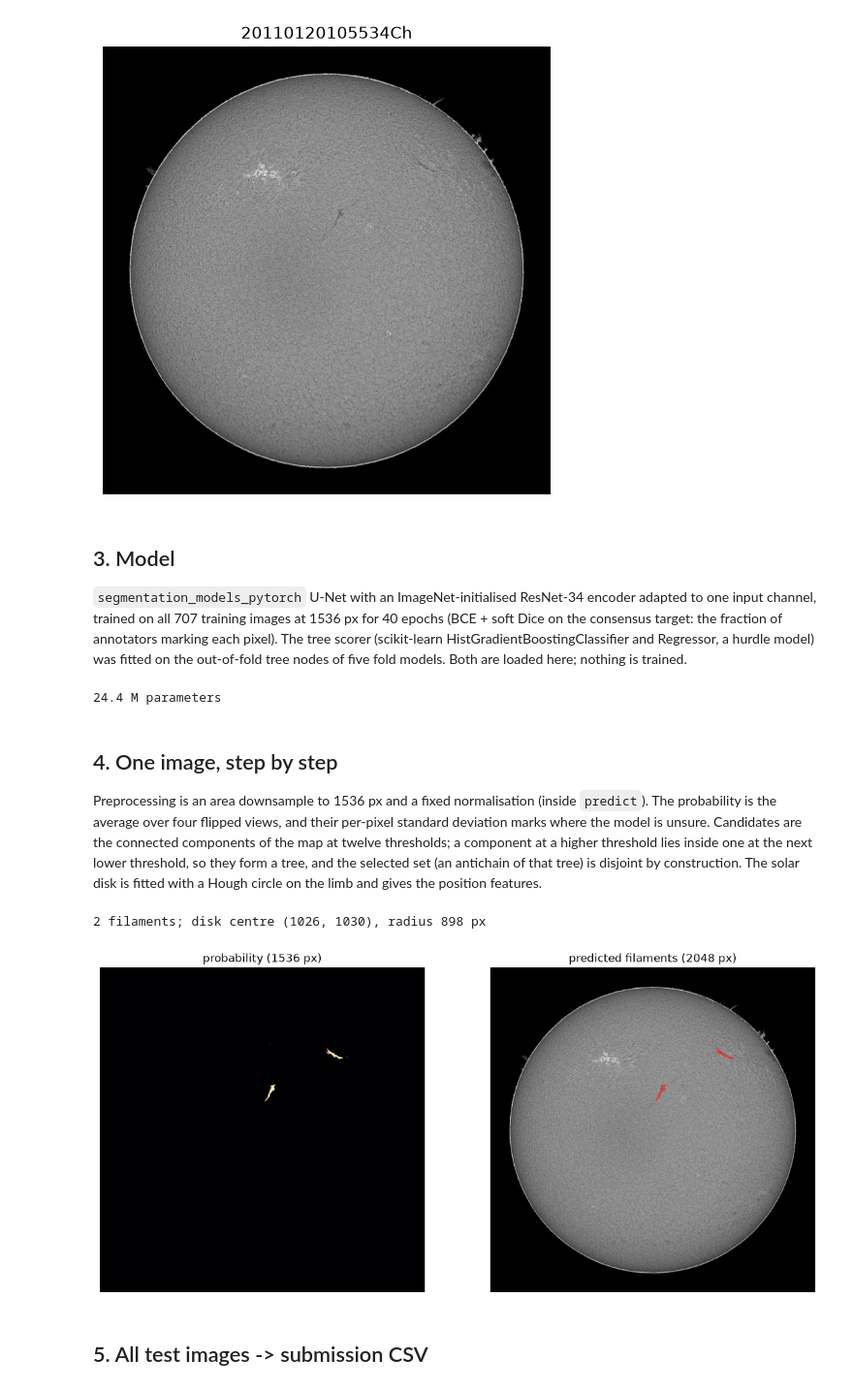
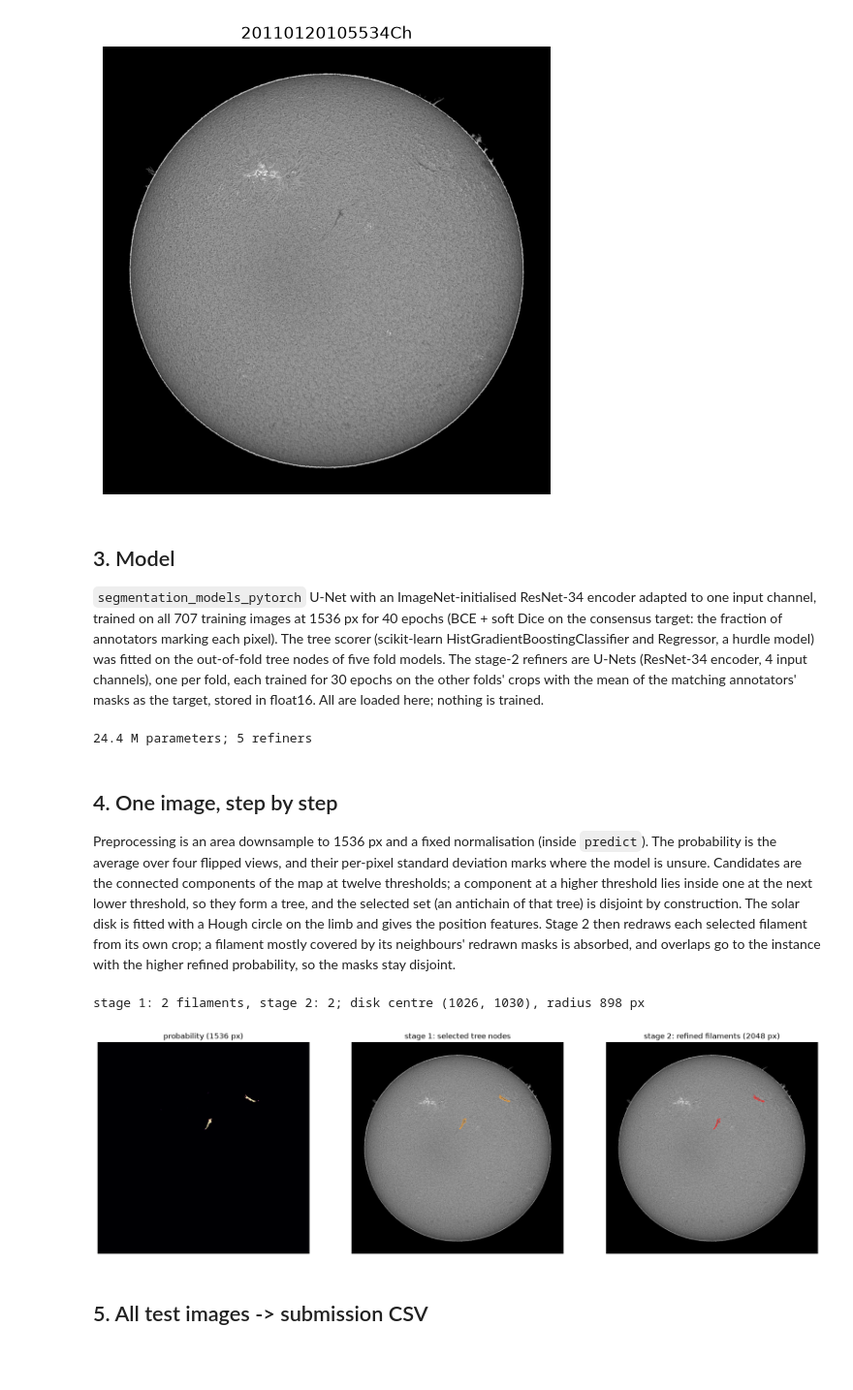
Before and after one commit to kabartay/filament-segmentation-2026, a Jupyter notebook: pipeline.ipynb, the cells around one changed output. Shown at 97% size. Cells and saved outputs as stored; diff of their text form; code cells hidden in the pictures; blank space fills up the shorter version.

Commit message:
Report, README, notebook: stage 2 (OOF 0.433, +0.006 over stage 1); notebook reproduces sub7 byte for byte

```diff
--- a/pipeline.ipynb
+++ b/pipeline.ipynb
@@ -32,6 +35,7 @@ from filseg.data import ROOT, SIZE, TEST_IMAGES, read_image
 from filseg.geometry import fit_disk
 from filseg.postprocess import upsample
 from filseg.predict import write_csv
+from filseg.stage2 import load_refiners, refine
 from filseg.train import build_model, predict_with_spread
 from filseg.tree import load_tree_scorer
 
@@ -39,6 +43,7 @@ from filseg.tree import load_tree_scorer
 DEVICE = os.environ.get("FILSEG_DEVICE") or ("cuda" if torch.cuda.is_available() else "mps" if torch.backends.mps.is_available() else "cpu")
 WEIGHTS = ROOT / "weights" / "unet_r34_1536_all.pt"
 TREE = load_tree_scorer(ROOT / "weights" / "tree_scorer_1536.pkl")
+REFINERS = [ROOT / "weights" / f"stage2_unet_f{k}.pt" for k in range(5)]
 OUTPUT = ROOT / "submissions" / "notebook_submission.csv"
 RES = 1536  # network input resolution
 print("device:", DEVICE, "| test images:", TEST_IMAGES.relative_to(ROOT))
@@ -64,14 +69,17 @@ plt.figure(figsize=(6, 6)); plt.imshow(example, cmap="gray"); plt.axis("off"); p
 input channel, trained on all 707 training images at 1536 px for 40 epochs (BCE + soft Dice on the consensus
 target: the fraction of annotators marking each pixel). The tree scorer (scikit-learn
 HistGradientBoostingClassifier and Regressor, a hurdle model) was fitted on the out-of-fold tree nodes of
-five fold models. Both are loaded here; nothing is trained.
+five fold models. The stage-2 refiners are U-Nets (ResNet-34 encoder, 4 input channels), one per fold,
+each trained for 30 epochs on the other folds' crops with the mean of the matching annotators' masks as the
+target, stored in float16. All are loaded here; nothing is trained.
 # %%
 model = build_model("resnet34", pretrained=False).to(DEVICE)
 model.load_state_dict(torch.load(WEIGHTS, map_location=DEVICE))
 model.eval()
-print(f"{sum(p.numel() for p in model.parameters()) / 1e6:.1f} M parameters")
+refiners = load_refiners(REFINERS, DEVICE)
+print(f"{sum(p.numel() for p in model.parameters()) / 1e6:.1f} M parameters; {len(refiners)} refiners")
 # %% [output]
-24.4 M parameters
+24.4 M parameters; 5 refiners
 # %% [markdown]
 ## 4. One image, step by step
 
@@ -80,28 +88,36 @@ probability is the average over four flipped views, and their per-pixel standard
 the model is unsure. Candidates are the connected components of the map at twelve thresholds; a component
 at a higher threshold lies inside one at the next lower threshold, so they form a tree, and the selected
 set (an antichain of that tree) is disjoint by construction. The solar disk is fitted with a Hough circle
-on the limb and gives the position features.
+on the limb and gives the position features. Stage 2 then redraws each selected filament from its own crop;
+a filament mostly covered by its neighbours' redrawn masks is absorbed, and overlaps go to the instance with
+the higher refined probability, so the masks stay disjoint.
 # %%
 small = downsample(example, RES)
 mean, spread = predict_with_spread(model, small[None], DEVICE)
 prob = mean[0].astype(np.float32)
 disk = fit_disk(small)
-rles = TREE.select(upsample(prob), example, disk, upsample(spread[0].astype(np.float32)))
-print(f"{len(rles)} filaments; disk centre ({disk.cx:.0f}, {disk.cy:.0f}), radius {disk.r:.0f} px")
+full = upsample(prob)
+seeds, score = TREE.select_scored(full, example, disk, upsample(spread[0].astype(np.float32)))
+rles = refine(refiners, example, full, seeds, score, DEVICE)
+print(f"stage 1: {len(seeds)} filaments, stage 2: {len(rles)}; "
+      f"disk centre ({disk.cx:.0f}, {disk.cy:.0f}), radius {disk.r:.0f} px")
 
-overlay = cv2.cvtColor(example, cv2.COLOR_GRAY2RGB)
-for rle in rles:
-    m = mask_util.decode(rle)
-    contours, _ = cv2.findContours(m, cv2.RETR_EXTERNAL, cv2.CHAIN_APPROX_NONE)
-    cv2.drawContours(overlay, contours, -1, (255, 40, 40), 3)
-fig, ax = plt.subplots(1, 2, figsize=(14, 7))
+def outline(masks, colour):
+    overlay = cv2.cvtColor(example, cv2.COLOR_GRAY2RGB)
+    for rle in masks:
+        contours, _ = cv2.findContours(mask_util.decode(rle), cv2.RETR_EXTERNAL, cv2.CHAIN_APPROX_NONE)
+        cv2.drawContours(overlay, contours, -1, colour, 3)
+    return overlay
+
+fig, ax = plt.subplots(1, 3, figsize=(21, 7))
 ax[0].imshow(prob, cmap="magma", vmin=0, vmax=1); ax[0].set_title("probability (1536 px)")
-ax[1].imshow(overlay); ax[1].set_title("predicted filaments (2048 px)")
+ax[1].imshow(outline(seeds, (255, 160, 40))); ax[1].set_title("stage 1: selected tree nodes")
+ax[2].imshow(outline(rles, (255, 40, 40))); ax[2].set_title("stage 2: refined filaments (2048 px)")
 for a in ax: a.axis("off")
 plt.show()
 # %% [output]
-2 filaments; disk centre (1026, 1030), radius 898 px
+stage 1: 2 filaments, stage 2: 2; disk centre (1026, 1030), radius 898 px
-[figure, old version]
+[figure, new version]
 # %% [markdown]
 ## 5. All test images -> submission CSV
 # %%
```
Also changed, not shown: parts of 4 cells of this notebook, 5 other files.
